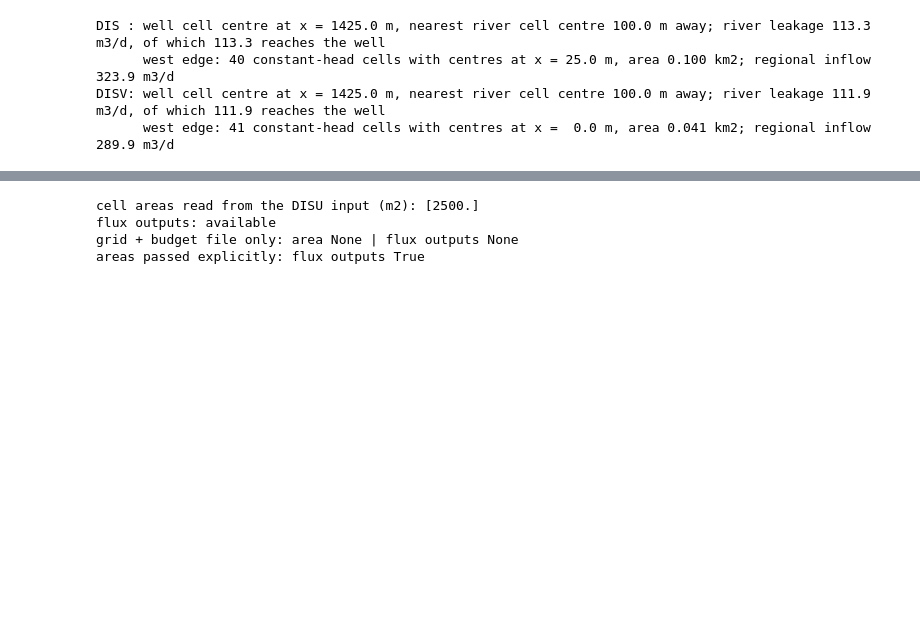
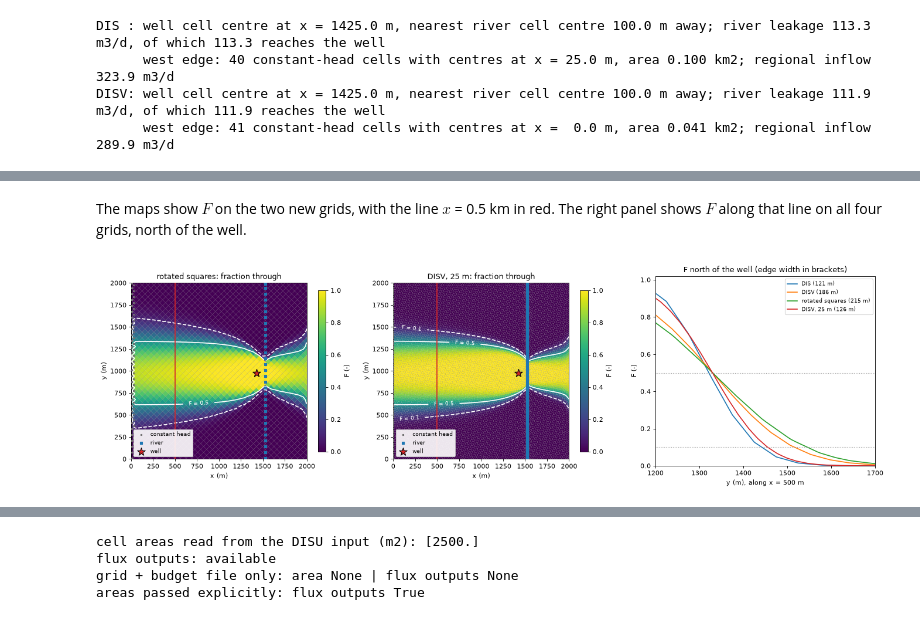
Before and after one commit to rhugman/gw-source, a Jupyter notebook: tutorials/04_grids/04_grids.ipynb, the cells around one changed output, grey strips where cells are left out. Cells and saved outputs as stored; diff of their text form; code cells hidden in the pictures; blank space fills up the shorter version.

```diff
--- a/tutorials/04_grids/04_grids.ipynb
+++ b/tutorials/04_grids/04_grids.ipynb
@@ -250,0 +284,22 @@ An unstructured grid needs no cell outlines to be solved: MF6 needs only cell ar
+# %%
+y = np.arange(0.0, runs["DIS"].spec.ly, 1.0)  # m, points along the line x = TRANSECT_X
+profiles, edge_rows = {}, {}
+for label in EDGE_GRIDS:
+    step, F = steps[label], results[label].fraction_through[WELL]
+    centres = gs.export.cell_centres(runs[label].grb_file)
+    profiles[label] = hbd.transect_profile(centres, F, TRANSECT_X, y)
+    y_half, y_tenth, width = hbd.band_width_north(y, profiles[label], *THRESHOLDS)
+    edge_rows[label] = {
+        "cells": step.n_cells,
+        "expected area (km2)": float(F @ step.area) / 1e6,
+        f"area F > {F_CAPTURE} (km2)": step.area[F > F_CAPTURE].sum() / 1e6,
+        "edge band area (km2)": hbd.edge_band_area(F, step.area, *EDGE_BAND) / 1e6,
+        "y at F = 0.5 (m)": y_half,
+        "y at F = 0.1 (m)": y_tenth,
+        "edge width (m)": width,
+    }
+edges = pd.DataFrame(edge_rows).T
+formats = {"cells": "{:.0f}", "expected area (km2)": "{:.3f}", f"area F > {F_CAPTURE} (km2)": "{:.3f}",
+           "edge band area (km2)": "{:.2f}", "y at F = 0.5 (m)": "{:.0f}", "y at F = 0.1 (m)": "{:.0f}",
+           "edge width (m)": "{:.0f}"}
+display(edges.apply(lambda col: col.map(formats[col.name].format)))
@@ -250,0 +312,26 @@ An unstructured grid needs no cell outlines to be solved: MF6 needs only cell ar
+# %% [markdown]
+The maps show $F$ on the two new grids, with the line $x$ = 0.5 km in red. The right panel shows $F$ along that line on all four grids, north of the well.
+# %%
+fig, axes = plt.subplots(1, 3, figsize=(17.0, 5.0))
+for ax, label in zip(axes[:2], ("rotated squares", "DISV, 25 m")):
+    run, step, F = runs[label], steps[label], results[label].fraction_through[WELL]
+    hbd.plot_cells(
+        run.grb_file, step, F, ax=ax, cmap="viridis", vmin=0.0, vmax=1.0,
+        title=f"{label}: fraction through", label="F (-)", edgecolor="0.3", linewidth=0.1,
+    )
+    hbd.add_contours(ax, run.grb_file, step, F, THRESHOLDS, colors="w", linestyles=["--", "-"])
+    ax.axvline(TRANSECT_X, color="tab:red", linewidth=1.5, zorder=4)
+for label in EDGE_GRIDS:
+    axes[2].plot(y, profiles[label], label=f"{label} ({edges.loc[label, 'edge width (m)']:.0f} m)")
+for level in THRESHOLDS:
+    axes[2].axhline(level, color="0.6", linestyle=":", linewidth=1.0)
+axes[2].set_xlim(1200.0, 1700.0)
+axes[2].set_ylim(0.0, 1.02)
+axes[2].set_xlabel("y (m), along x = 500 m")
+axes[2].set_ylabel("F (-)")
+axes[2].set_title("F north of the well (edge width in brackets)")
+axes[2].legend(fontsize=8)
+fig.tight_layout()
+plt.show()
+# %% [output]
+[figure, added]
```
Also changed, not shown: parts of 11 cells of this notebook, 2 other files.
